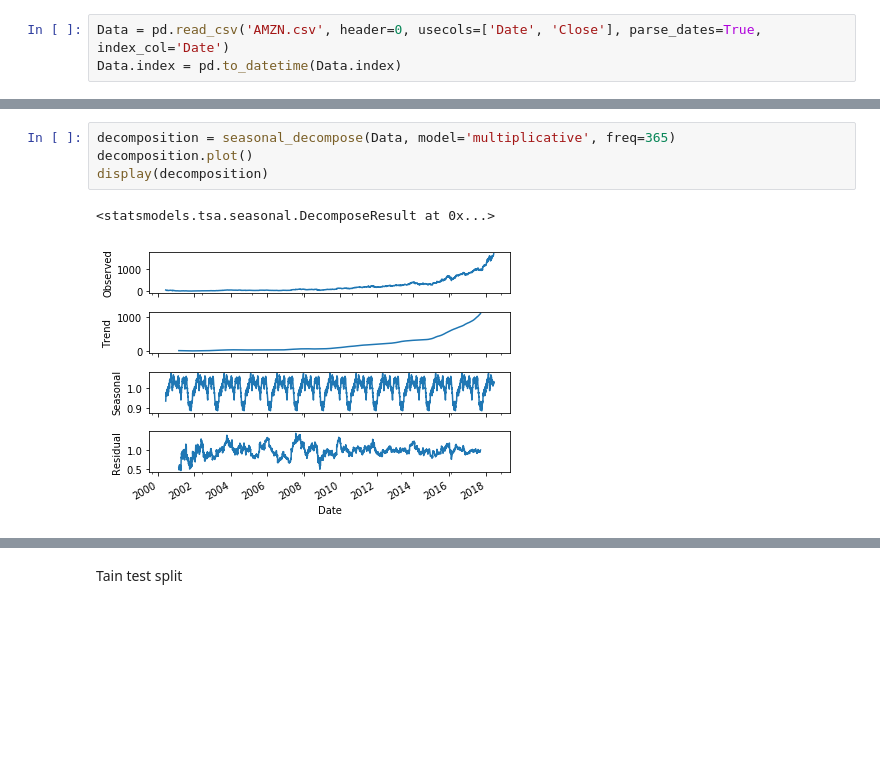
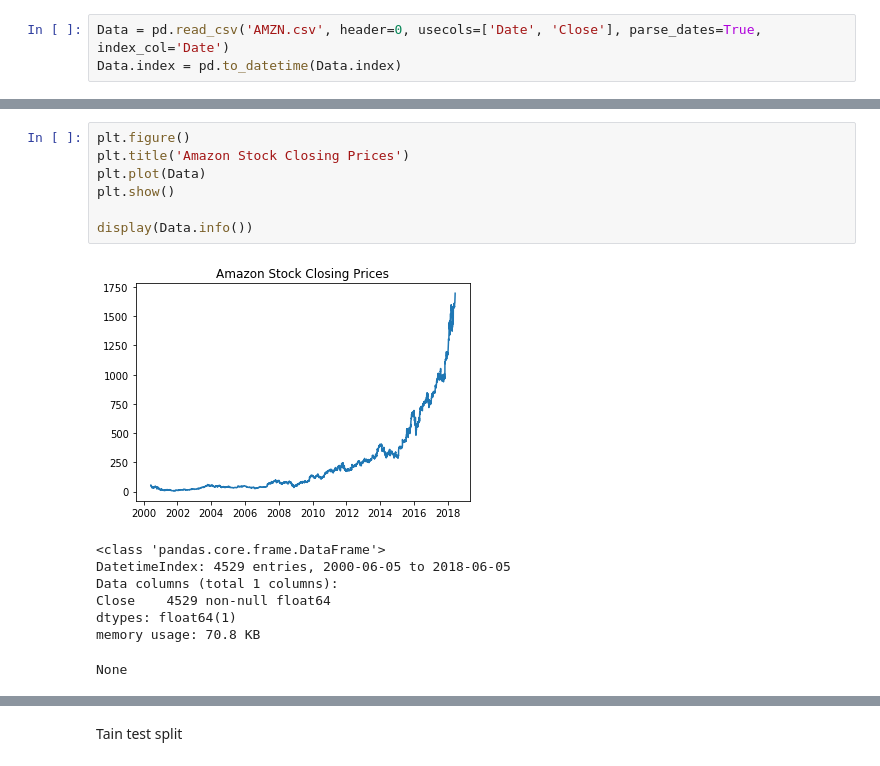
Before and after one commit to KalielWilliamson/wavelet_arima_rnn_forecast, a Jupyter notebook: dwt_ann_arima_stock_forecast.ipynb, the cells around one changed output, grey strips where cells are left out. Drawn from its saved outputs; the diff is of its cells as text; blank space fills up the shorter version.

```diff
--- a/dwt_ann_arima_stock_forecast.ipynb
+++ b/dwt_ann_arima_stock_forecast.ipynb
@@ -49,7 +41,16 @@ None
-# %%
-decomposition = seasonal_decompose(Data, model='multiplicative', freq=365)
-decomposition.plot()
-display(decomposition)
-# %% [output]
-<statsmodels.tsa.seasonal.DecomposeResult at 0x...>
-[figure, removed]
+# %%
+plt.figure()
+plt.title('Amazon Stock Closing Prices')
+plt.plot(Data)
+plt.show()
+
+display(Data.info())
+# %% [output]
+[figure, added]
+<class 'pandas.core.frame.DataFrame'>
+DatetimeIndex: 4529 entries, 2000-06-05 to 2018-06-05
+Data columns (total 1 columns):
+Close    4529 non-null float64
+dtypes: float64(1)
+memory usage: 70.8 KB
+None
```
Also changed, not shown: parts of 34 cells of this notebook, 1 other file.
